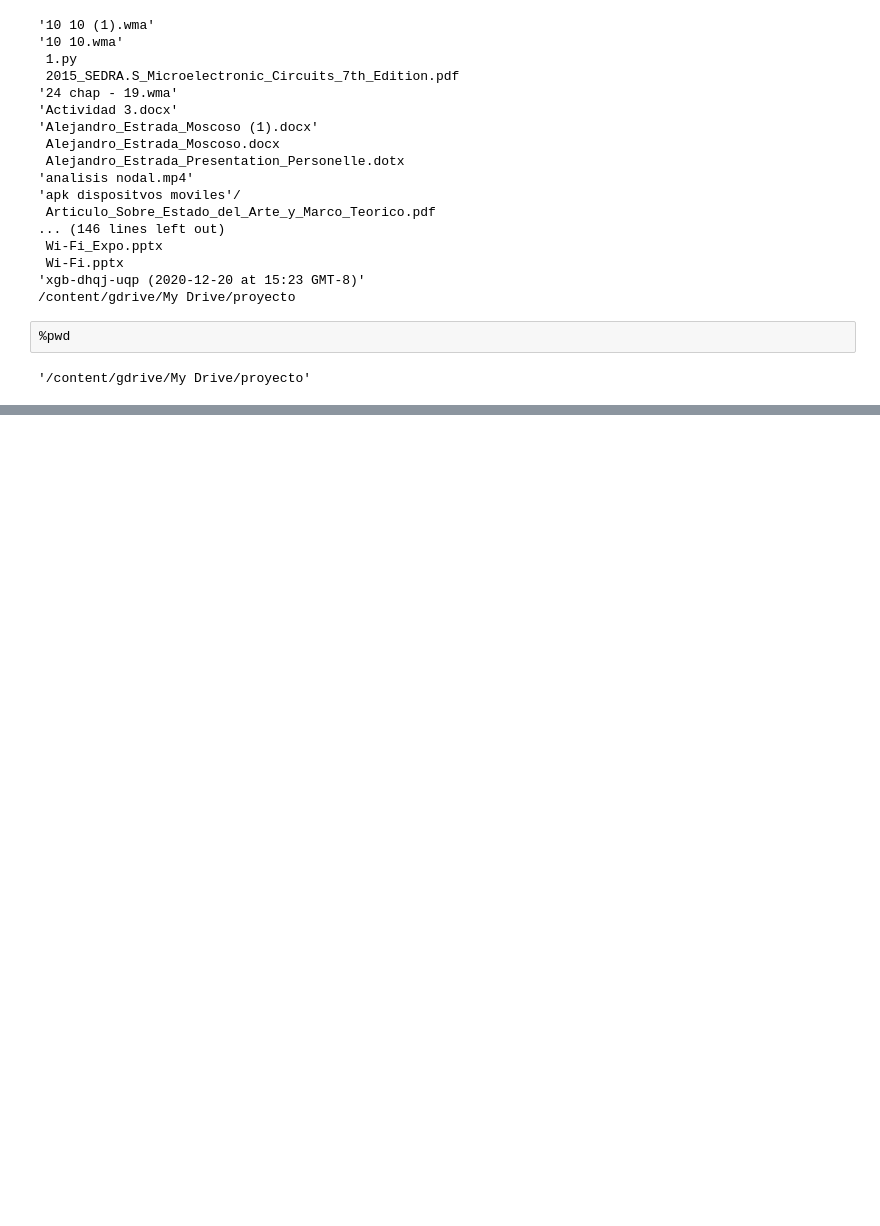
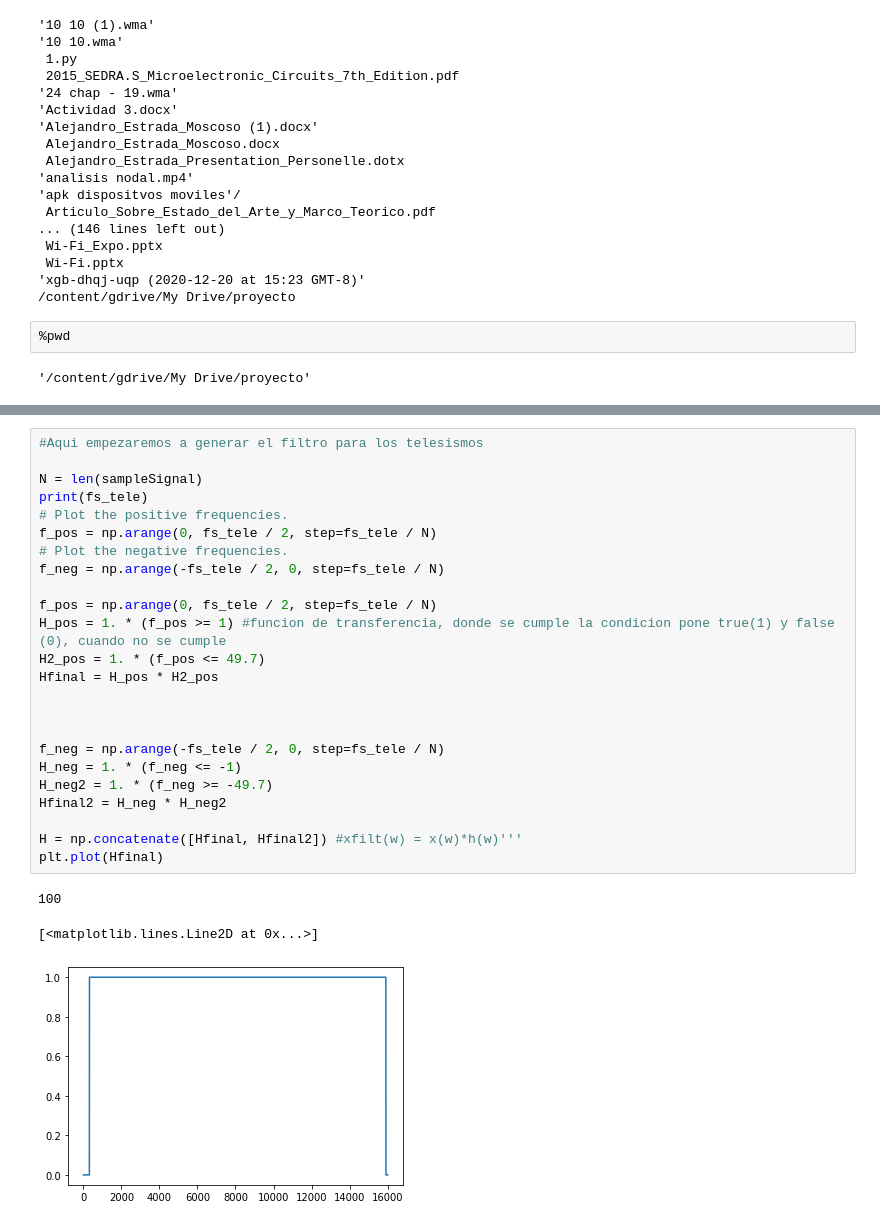
Before and after one commit to MyFirstVlog/signalProcessingSSA, a Jupyter notebook: signalProcessingPF.ipynb, the cells around one changed output, grey strips where cells are left out. Cells and saved outputs as stored; diff of their text form; blank space fills up the shorter version.

Commit message:
primeras pruebas del filtro

```diff
--- a/signalProcessingPF.ipynb
+++ b/signalProcessingPF.ipynb
@@ -39,0 +175,28 @@ este es texto
+# %%
+#Aqui empezaremos a generar el filtro para los telesismos
+
+N = len(sampleSignal)
+print(fs_tele)
+# Plot the positive frequencies.
+f_pos = np.arange(0, fs_tele / 2, step=fs_tele / N)
+# Plot the negative frequencies.
+f_neg = np.arange(-fs_tele / 2, 0, step=fs_tele / N)
+
+f_pos = np.arange(0, fs_tele / 2, step=fs_tele / N)
+H_pos = 1. * (f_pos >= 1) #funcion de transferencia, donde se cumple la condicion pone true(1) y false (0), cuando no se cumple
+H2_pos = 1. * (f_pos <= 49.7)
+Hfinal = H_pos * H2_pos
+
+
+
+f_neg = np.arange(-fs_tele / 2, 0, step=fs_tele / N)
+H_neg = 1. * (f_neg <= -1)
+H_neg2 = 1. * (f_neg >= -49.7)
+Hfinal2 = H_neg * H_neg2
+
+H = np.concatenate([Hfinal, Hfinal2]) #xfilt(w) = x(w)*h(w)'''
+plt.plot(Hfinal)
+# %% [output]
+100
+[<matplotlib.lines.Line2D at 0x...>]
+[figure, added]
```
Also changed, not shown: parts of 12 cells of this notebook.
